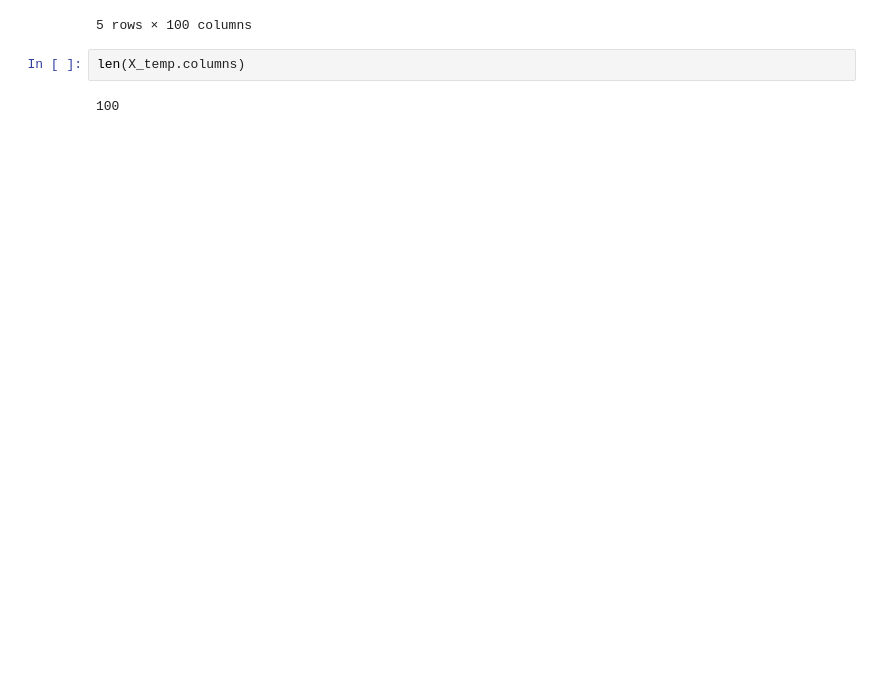
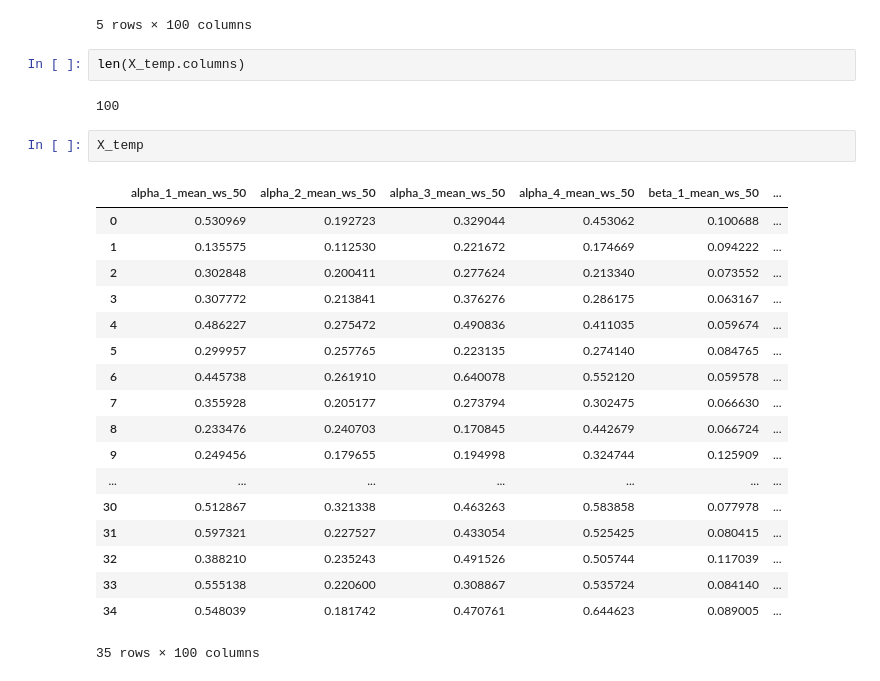
Before and after one commit to asheeshcric/VA, a Jupyter notebook: notebooks/EEG_Feature_Extraction.ipynb, the cells around one changed output. Drawn from its saved outputs; the diff is of its cells as text; blank space fills up the shorter version.

```diff
--- a/notebooks/EEG_Feature_Extraction.ipynb
+++ b/notebooks/EEG_Feature_Extraction.ipynb
@@ -287,3 +322,24 @@ X_temp.head()
 len(X_temp.columns)
 # %% [output]
 100
+# %%
+X_temp
+# %% [output]
+|  | alpha_1_mean_ws_50 | alpha_2_mean_ws_50 | alpha_3_mean_ws_50 | alpha_4_mean_ws_50 | beta_1_mean_ws_50 | ... |
+| 0 | 0.530969 | 0.192723 | 0.329044 | 0.453062 | 0.100688 | ... |
+| 1 | 0.135575 | 0.112530 | 0.221672 | 0.174669 | 0.094222 | ... |
+| 2 | 0.302848 | 0.200411 | 0.277624 | 0.213340 | 0.073552 | ... |
+| 3 | 0.307772 | 0.213841 | 0.376276 | 0.286175 | 0.063167 | ... |
+| 4 | 0.486227 | 0.275472 | 0.490836 | 0.411035 | 0.059674 | ... |
+| 5 | 0.299957 | 0.257765 | 0.223135 | 0.274140 | 0.084765 | ... |
+| 6 | 0.445738 | 0.261910 | 0.640078 | 0.552120 | 0.059578 | ... |
+| 7 | 0.355928 | 0.205177 | 0.273794 | 0.302475 | 0.066630 | ... |
+| 8 | 0.233476 | 0.240703 | 0.170845 | 0.442679 | 0.066724 | ... |
+| 9 | 0.249456 | 0.179655 | 0.194998 | 0.324744 | 0.125909 | ... |
+| ... | ... | ... | ... | ... | ... | ... |
+| 30 | 0.512867 | 0.321338 | 0.463263 | 0.583858 | 0.077978 | ... |
+| 31 | 0.597321 | 0.227527 | 0.433054 | 0.525425 | 0.080415 | ... |
+| 32 | 0.388210 | 0.235243 | 0.491526 | 0.505744 | 0.117039 | ... |
+| 33 | 0.555138 | 0.220600 | 0.308867 | 0.535724 | 0.084140 | ... |
+| 34 | 0.548039 | 0.181742 | 0.470761 | 0.644623 | 0.089005 | ... |
+35 rows × 100 columns
```
Also changed, not shown: parts of 5 cells of this notebook.
